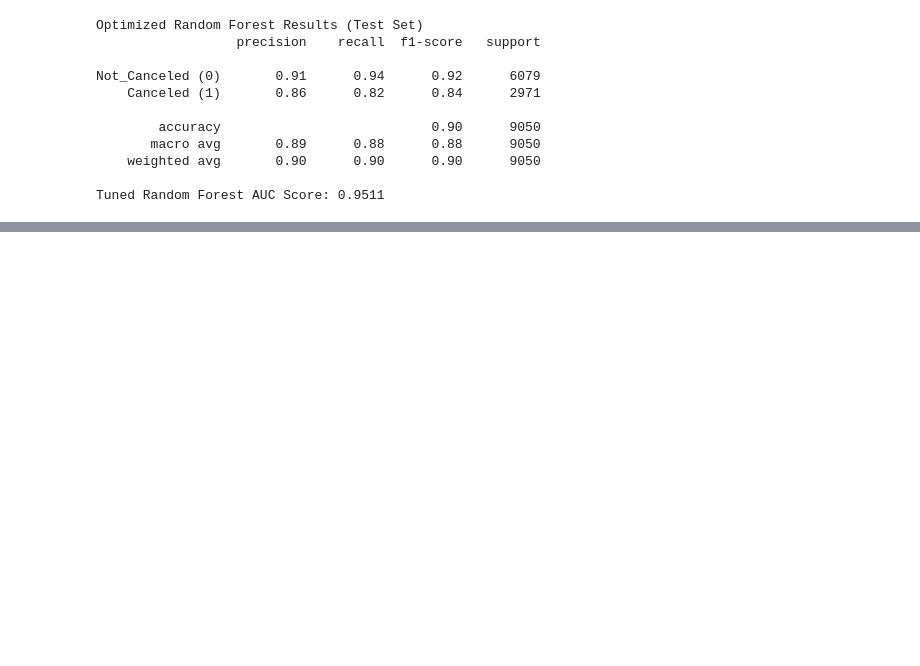
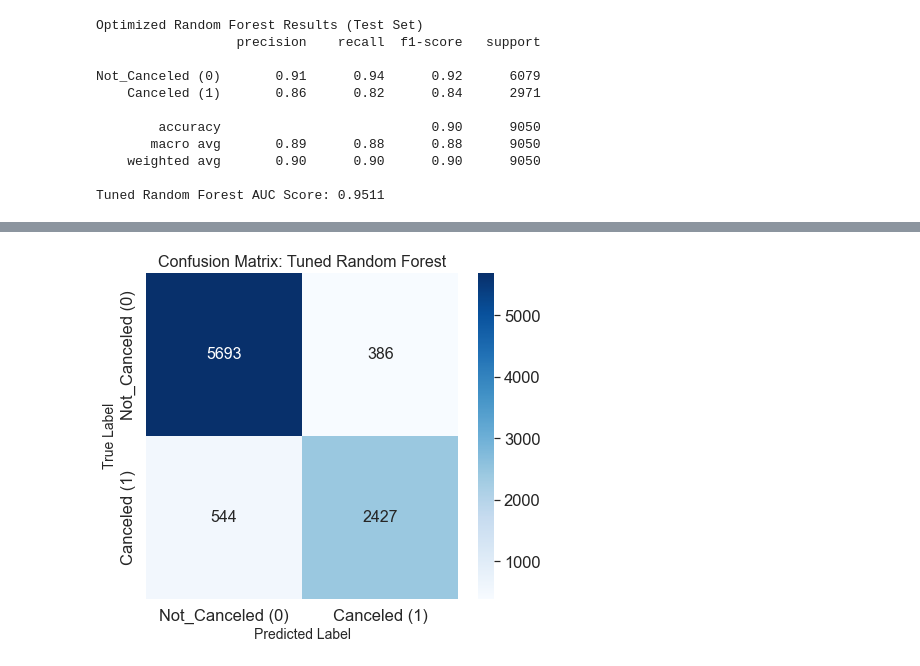
Before and after one commit to morgannash1/hotel_reservations, a Jupyter notebook: notebook.ipynb, the cells around one changed output, grey strips where cells are left out. Saved outputs shown, nothing was run; the diff lists cells and outputs as text; code cells hidden in the pictures; blank space fills up the shorter version.

```diff
--- a/notebook.ipynb
+++ b/notebook.ipynb
@@ -1160,0 +1185,26 @@ Tuned Random Forest AUC Score: 0.9511
+# %%
+#Create and Plot Confusion Matrix:
+
+#confusion matrix values
+cm_tuned_rf = confusion_matrix(y_test, y_pred_rf_tuned)
+labels = ['Not_Canceled (0)', 'Canceled (1)']
+
+#plot using Seaborn heatmap
+plt.figure(figsize=(7, 6))
+sns.heatmap(
+    cm_tuned_rf,
+    annot=True,
+    annot_kws={"fontsize": 16},
+    fmt='d',
+    cmap='Blues',
+    xticklabels=labels,
+    yticklabels=labels
+)
+
+plt.title('Confusion Matrix: Tuned Random Forest', fontsize=16)
+plt.ylabel('True Label', fontsize=14)
+plt.xlabel('Predicted Label', fontsize=14)
+plt.savefig('images/cm_final_model.jpg')
+plt.show();
+# %% [output]
+[figure, added]
```
Also changed, not shown: parts of 11 cells of this notebook, 1 other file.
